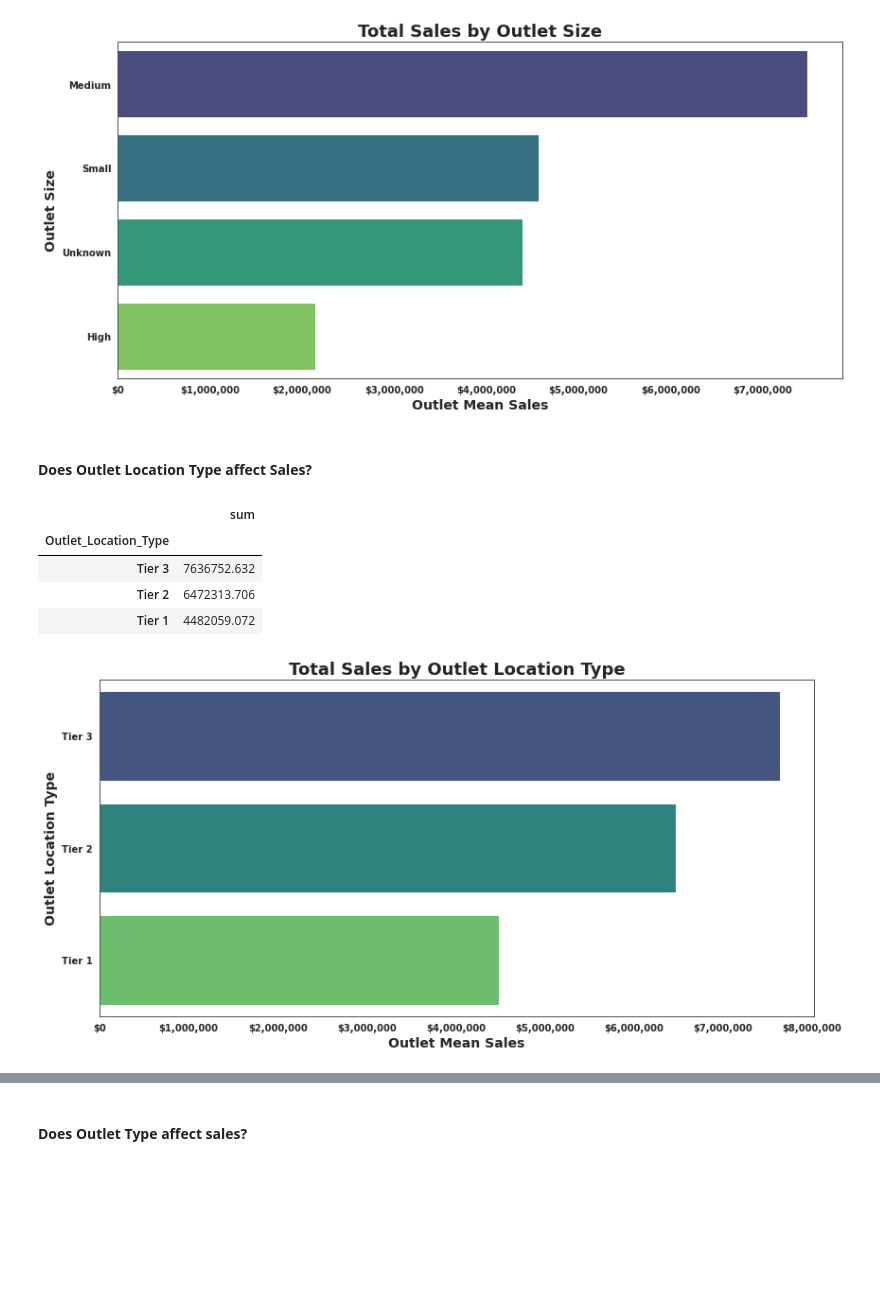
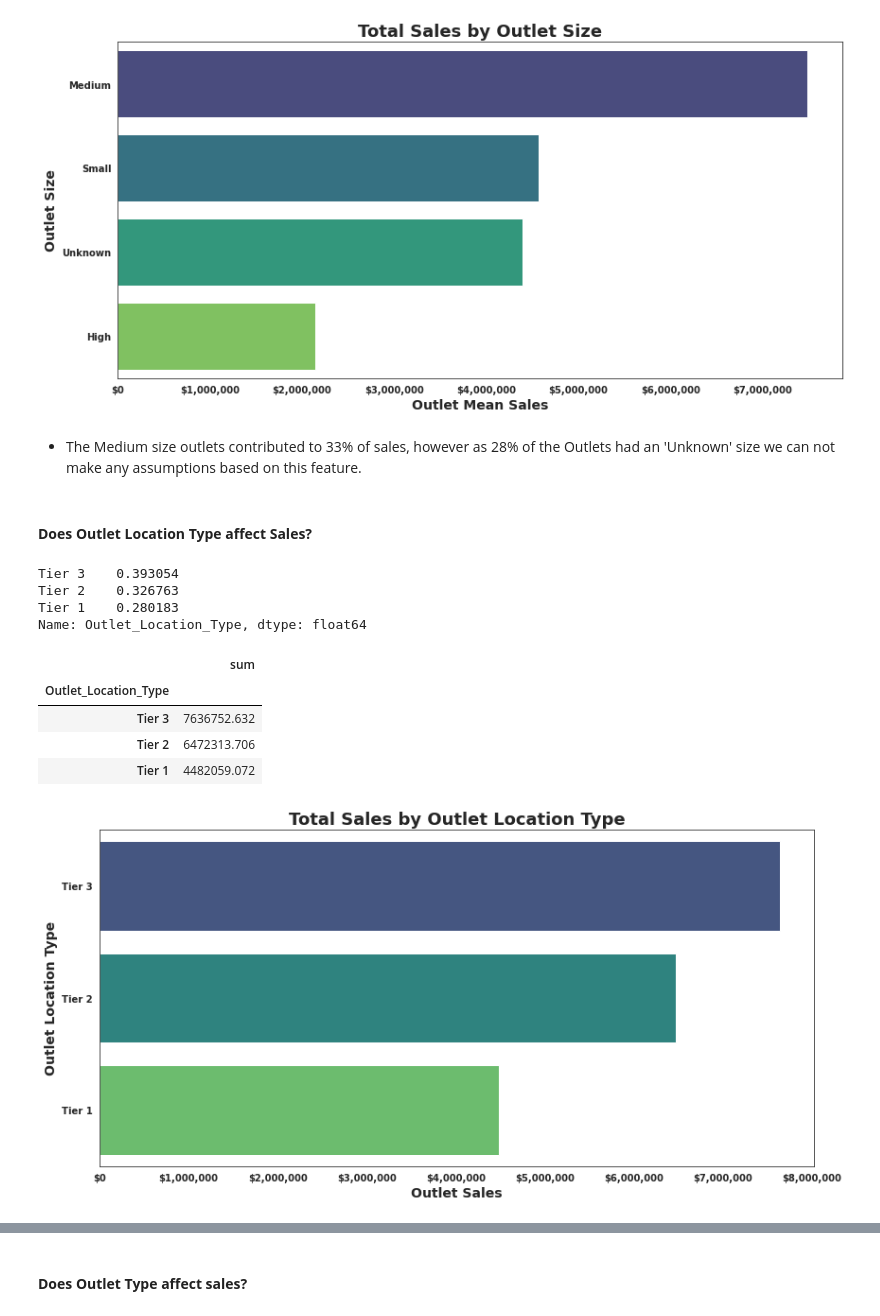
Before and after one commit to YBilodeau/Sales-Predictions, a Jupyter notebook: Sales_Prediction_Project.ipynb, the cells around one changed output, grey strips where cells are left out. Drawn from its saved outputs; the diff is of its cells as text; code cells hidden in the pictures; blank space fills up the shorter version.

```diff
--- a/Sales_Prediction_Project.ipynb
+++ b/Sales_Prediction_Project.ipynb
@@ -1103,8 +1148,17 @@ plt.tight_layout()
 plt.show;
 # %% [output]
 [figure]
+# %% [markdown]
+- The Medium size outlets contributed to 33% of sales, however as 28% of the Outlets had an 'Unknown' size we can not make any assumptions based on this feature.
 # %% [markdown]
 #### **Does Outlet Location Type affect Sales?**
+# %%
+df['Outlet_Location_Type'].value_counts(normalize=True)
+# %% [output]
+Tier 3    0.393054
+Tier 2    0.326763
+Tier 1    0.280183
+Name: Outlet_Location_Type, dtype: float64
 # %%
 eda_df = df.copy()
 top_selling_outlet_location_type_df = eda_df.groupby('Outlet_Location_Type')['Item_Outlet_Sales'].agg(['sum']).sort_values('sum', ascending = False).head(10)
@@ -1119,16 +1173,16 @@ top_selling_outlet_location_type_df
 # %%
 fig, ax = plt.subplots(figsize=(12,6))
 
 sns.barplot(data=top_selling_outlet_location_type_df, x='sum', y=top_selling_outlet_location_type_df.index, orient='h', palette='viridis');
 
 plt.title('Total Sales by Outlet Location Type', fontsize = 18, weight='bold')
-plt.xlabel('Outlet Mean Sales', fontsize = 14, weight='bold')
+plt.xlabel('Outlet Sales', fontsize = 14, weight='bold')
 plt.ylabel('Outlet Location Type', fontsize = 14, weight='bold');
 plt.xticks(fontsize = 10, weight='bold')
 plt.yticks(fontsize = 10, weight='bold');
 ax.xaxis.set_major_formatter(price_fmt)
 
 plt.tight_layout()
 plt.show;
 # %% [output]
-[figure, old version]
+[figure, new version]
```
Also changed, not shown: parts of 23 cells of this notebook.
